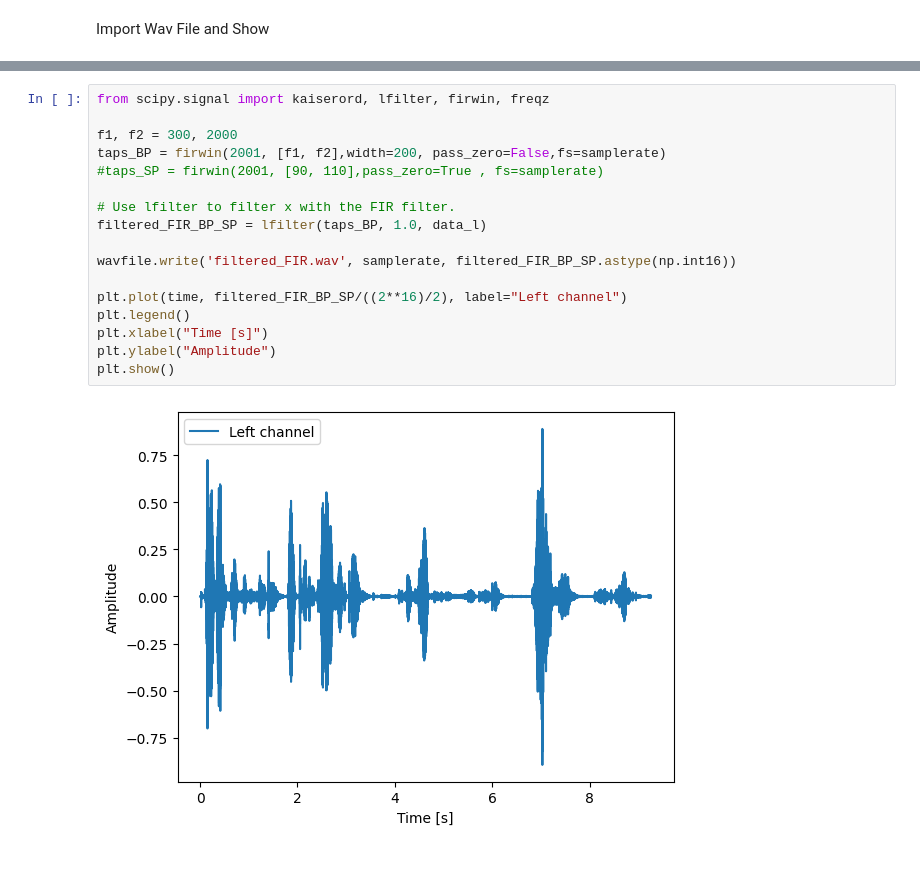
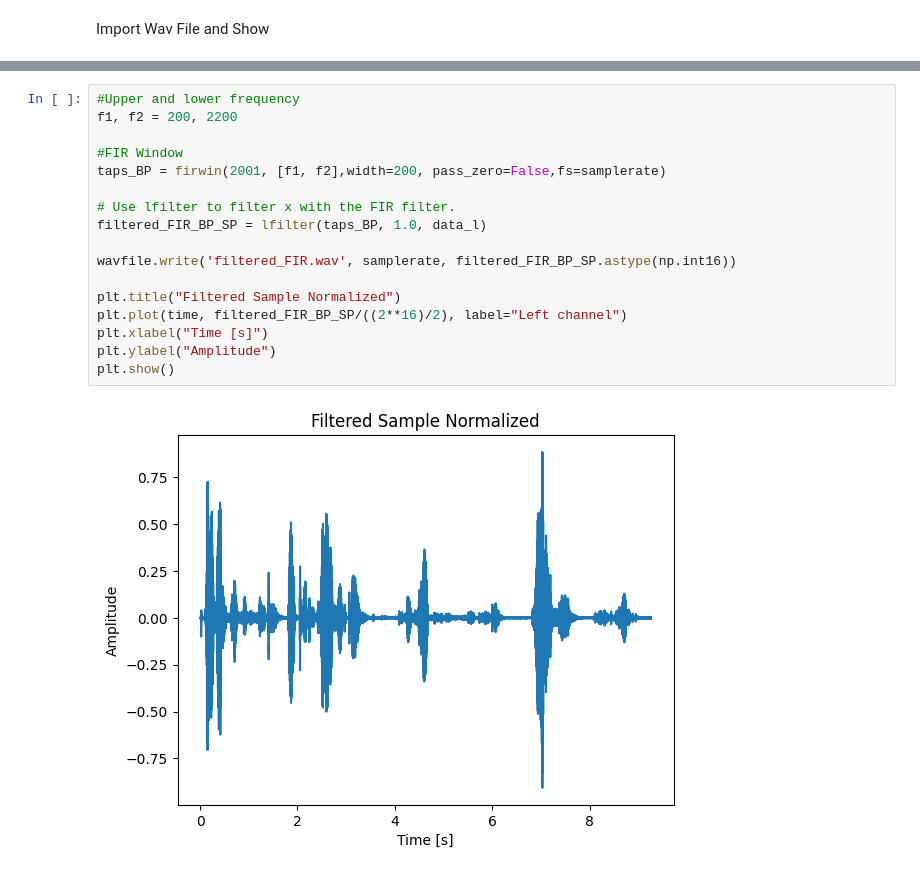
Before and after one commit to Vicoj/FIR_Filter_Lab, a Jupyter notebook: FIR.ipynb, the cells around one changed output, grey strips where cells are left out. Cells and saved outputs as stored; diff of their text form.

Commit message:
Signal filtrer

```diff
--- a/FIR.ipynb
+++ b/FIR.ipynb
@@ -55,22 +57,22 @@ plt.show()
 # %%
-from scipy.signal import kaiserord, lfilter, firwin, freqz
+#Upper and lower frequency
+f1, f2 = 200, 2200
 
-f1, f2 = 300, 2000
+#FIR Window
 taps_BP = firwin(2001, [f1, f2],width=200, pass_zero=False,fs=samplerate)
-#taps_SP = firwin(2001, [90, 110],pass_zero=True , fs=samplerate)
 
 # Use lfilter to filter x with the FIR filter.
 filtered_FIR_BP_SP = lfilter(taps_BP, 1.0, data_l)
 
 wavfile.write('filtered_FIR.wav', samplerate, filtered_FIR_BP_SP.astype(np.int16))
 
+plt.title("Filtered Sample Normalized")
 plt.plot(time, filtered_FIR_BP_SP/((2**16)/2), label="Left channel")
-plt.legend()
 plt.xlabel("Time [s]")
 plt.ylabel("Amplitude")
 plt.show()
 # %% [output]
-[figure, old version]
+[figure, new version]
 # %%
 fft_spectrum = np.fft.rfft(filtered_FIR_BP_SP)/((2**16)/2)
 freq = np.fft.rfftfreq(filtered_FIR_BP_SP.size, d=1./samplerate)
```
Also changed, not shown: parts of 6 cells of this notebook, 2 other files.
